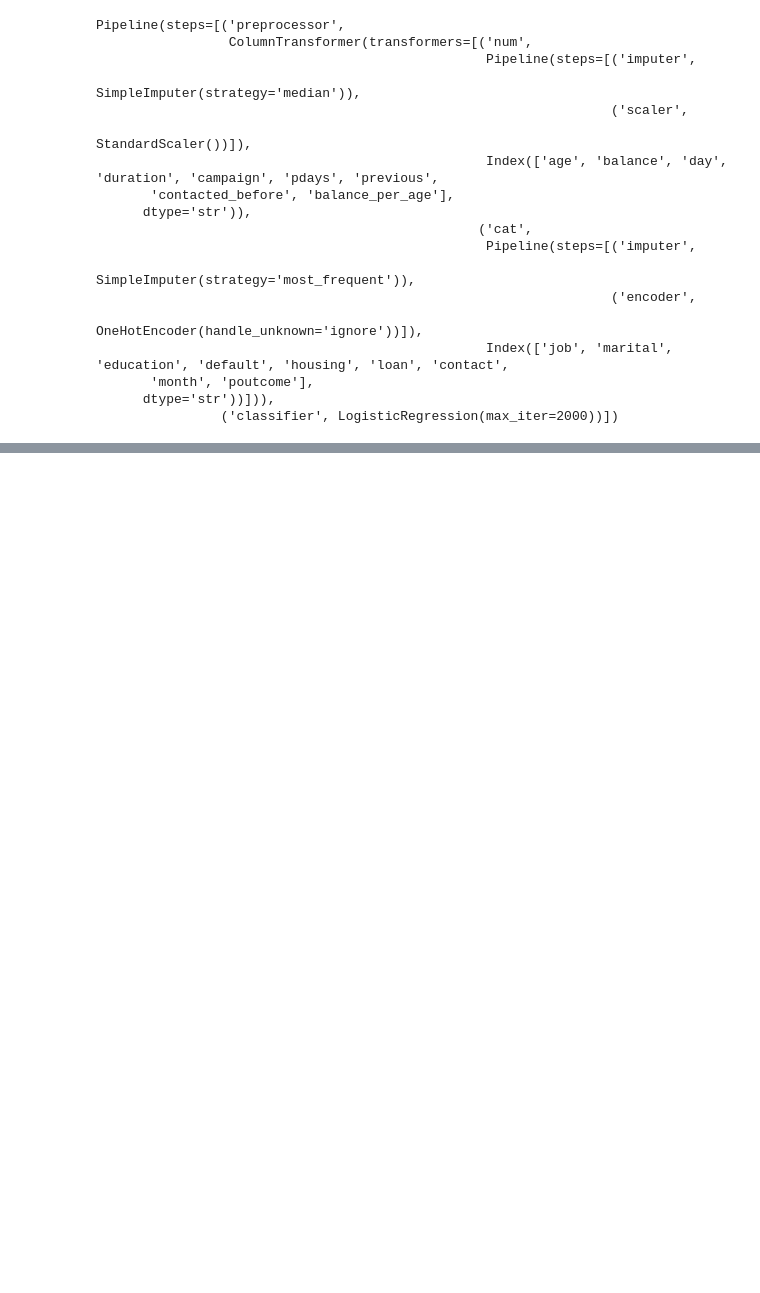
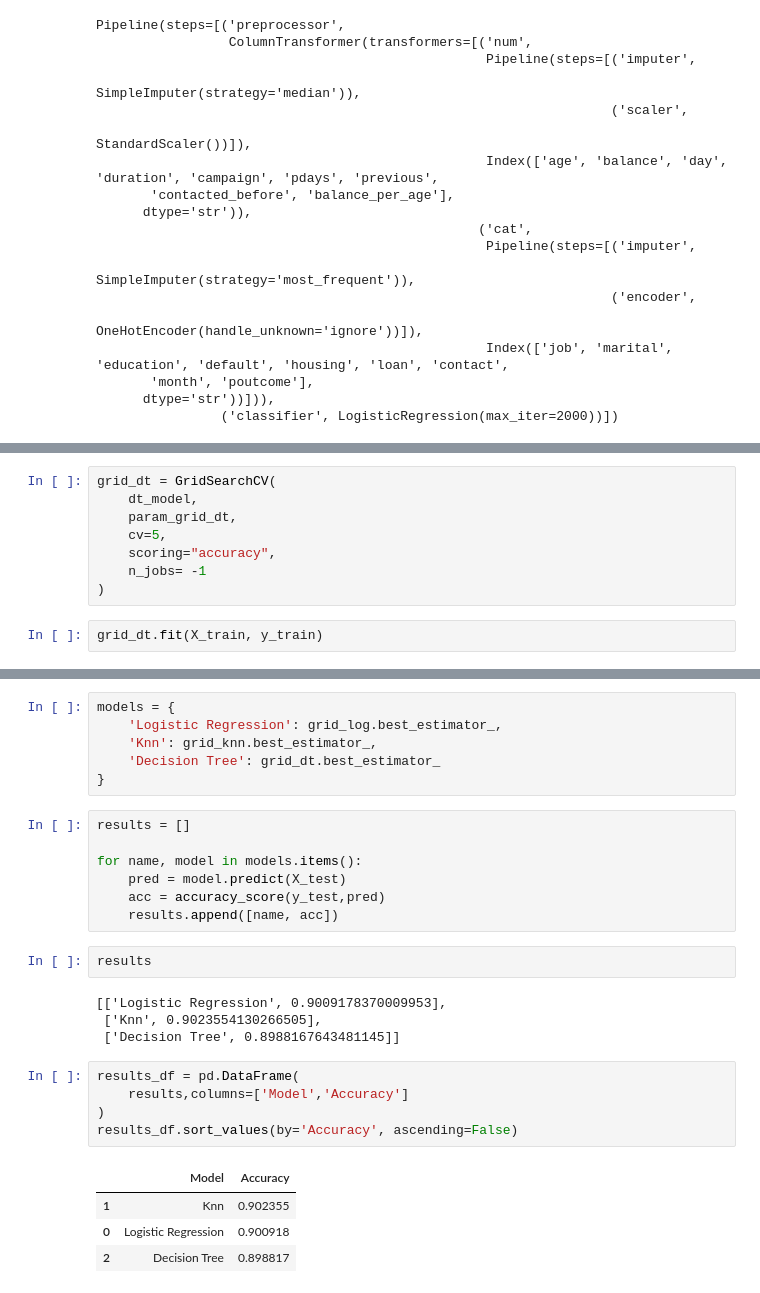
Before and after one commit to Niraj7272/DataScience, a Jupyter notebook: Practice/Machine_Learning/Bank_project/bank.ipynb, the cells around one changed output, grey strips where cells are left out. Saved outputs shown, nothing was run; the diff lists cells and outputs as text; blank space fills up the shorter version.

```diff
--- a/Practice/Machine_Learning/Bank_project/bank.ipynb
+++ b/Practice/Machine_Learning/Bank_project/bank.ipynb
@@ -276,0 +376,10 @@ Pipeline(steps=[('preprocessor',
+# %%
+grid_dt = GridSearchCV(
+    dt_model,
+    param_grid_dt,
+    cv=5,
+    scoring="accuracy",
+    n_jobs= -1
+)
+# %%
+grid_dt.fit(X_train, y_train)
@@ -276,0 +404,29 @@ Pipeline(steps=[('preprocessor',
+# %%
+models = {
+    'Logistic Regression': grid_log.best_estimator_,
+    'Knn': grid_knn.best_estimator_,
+    'Decision Tree': grid_dt.best_estimator_
+}
+# %%
+results = []
+
+for name, model in models.items():
+    pred = model.predict(X_test)
+    acc = accuracy_score(y_test,pred)
+    results.append([name, acc])
+# %%
+results
+# %% [output]
+[['Logistic Regression', 0.9009178370009953],
+ ['Knn', 0.9023554130266505],
+ ['Decision Tree', 0.8988167643481145]]
+# %%
+results_df = pd.DataFrame(
+    results,columns=['Model','Accuracy']
+)
+results_df.sort_values(by='Accuracy', ascending=False)
+# %% [output]
+|  | Model | Accuracy |
+| 1 | Knn | 0.902355 |
+| 0 | Logistic Regression | 0.900918 |
+| 2 | Decision Tree | 0.898817 |
```
Also changed, not shown: parts of 27 cells of this notebook, 1 other file.
